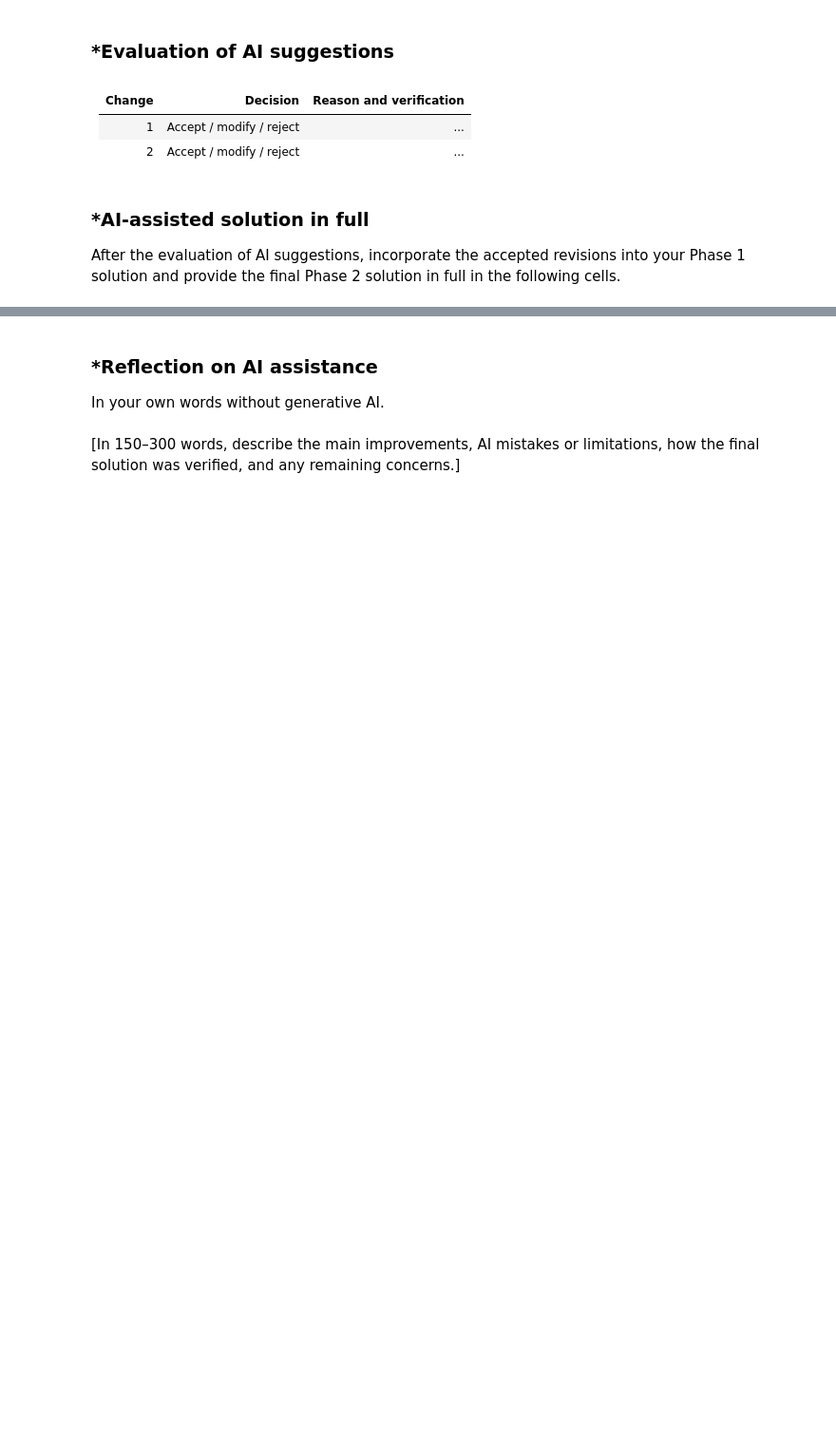
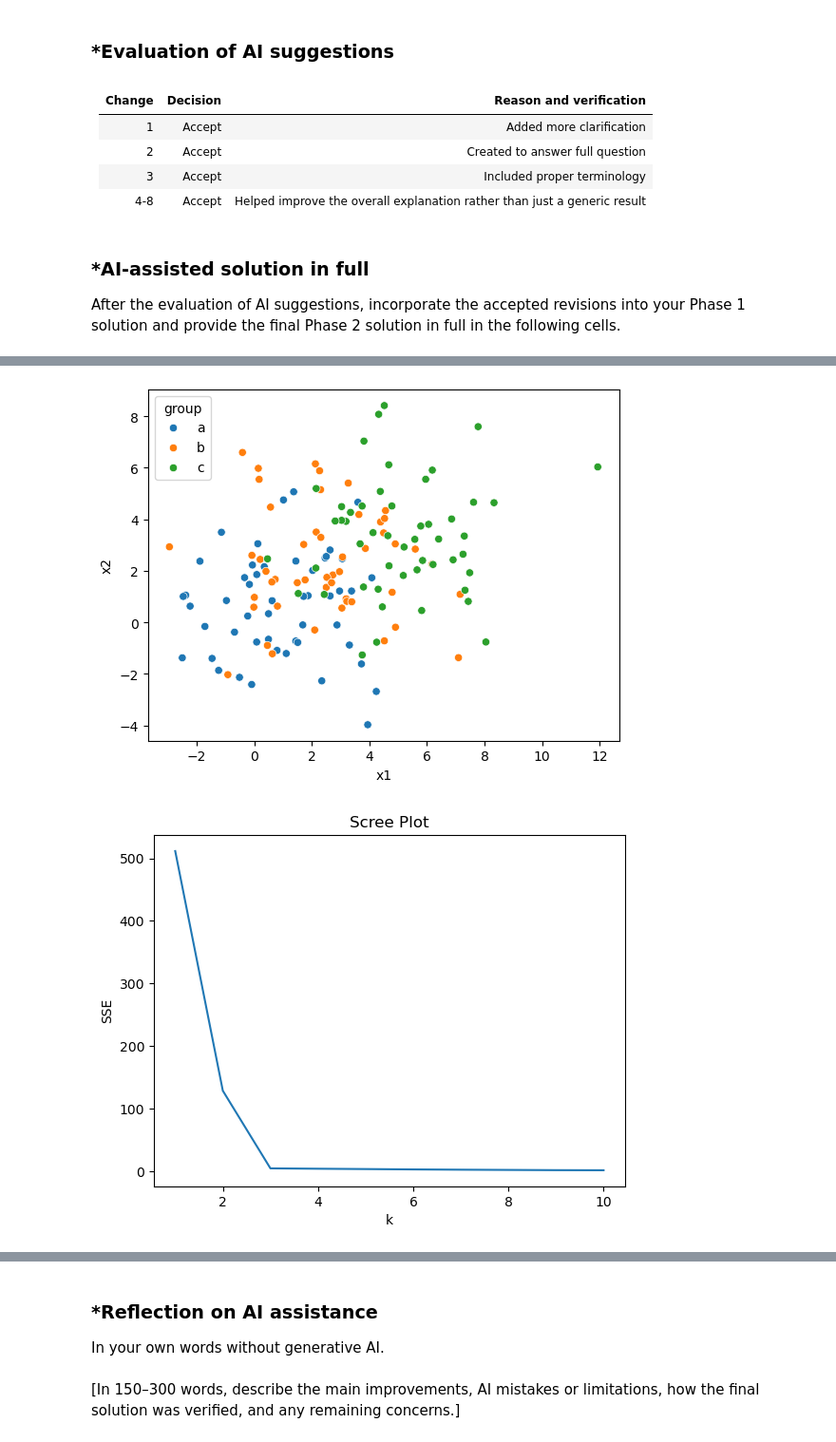
Before and after one commit to JieiOta/A04-clustering, a Jupyter notebook: notebook.ipynb, the cells around one changed output, grey strips where cells are left out. Shown at 95% size. Cells and saved outputs as stored; diff of their text form; code cells hidden in the pictures; blank space fills up the shorter version.

```diff
--- a/notebook.ipynb
+++ b/notebook.ipynb
@@ -261,10 +268,66 @@ Keep Phase 1 frozen.
 # %% [markdown]
 | Change | Decision | Reason and verification |
 |---|---|---|
-| 1 | Accept / modify / reject | ... |
-| 2 | Accept / modify / reject | ... |
+| 1 | Accept | Added more clarification |
+| 2 | Accept | Created to answer full question |
+| 3 | Accept | Included proper terminology |
+| 4-8 | Accept | Helped improve the overall explanation rather than just a generic result |
 # %% [markdown]
 ### *AI-assisted solution in full
 After the evaluation of AI suggestions, incorporate the accepted revisions into your Phase 1 solution and provide the final Phase 2 solution in full in the following cells.
 # %%
 # Your Phase 2 solution to the problem goes here.
+import numpy as np
+import pandas as pd
+import matplotlib.pyplot as plt
+import seaborn as sns
+from sklearn.pipeline import make_pipeline
+
+def createData(noise,N=50):
+    np.random.seed(100) # Set the seed for replicability
+    # Generate (x1,x2,g) triples:
+    X1 = np.array([np.random.normal(1,noise,N),np.random.normal(1,noise,N)])
+    X2 = np.array([np.random.normal(3,noise,N),np.random.normal(2,noise,N)])
+    X3 = np.array([np.random.normal(5,noise,N),np.random.normal(3,noise,N)])
+    # Concatenate into one data frame
+    gdf1 = pd.DataFrame({'x1':X1[0,:],'x2':X1[1,:],'group':'a'})
+    gdf2 = pd.DataFrame({'x1':X2[0,:],'x2':X2[1,:],'group':'b'})
+    gdf3 = pd.DataFrame({'x1':X3[0,:],'x2':X3[1,:],'group':'c'})
+    df = pd.concat([gdf1,gdf2,gdf3],axis=0)
+    return df
+
+df0_125 = createData(0.125)
+df0_25 = createData(0.25)
+df0_5 = createData(0.5)
+df1_0 = createData(1.0)
+df2_0 = createData(2.0)
+
+#Q2: The visual distinctness of the clusters decreases as the noise increased. As noise increases, the points become more spread out and clusters overlap.
+for df in [df0_125, df0_25, df0_5, df1_0, df2_0]:
+    sns.scatterplot(data=df,x='x1',y='x2',hue='group')
+    plt.show()
+
+#Q3: As the noise increases, the optimal cluster count appears to be less distinct. For lower noises, the elbow method shows a more clear "elbow" in the chart.
+from sklearn.cluster import KMeans
+
+ks = np.arange(1, 11)
+
+for df in [df0_125, df0_25, df0_5, df1_0, df2_0]:
+    X = df[["x1", "x2"]]
+
+    SSE = [
+        KMeans(n_clusters=k, max_iter=300, n_init=10, random_state=0)
+        .fit(X).inertia_
+        for k in ks
+    ]
+
+    plt.figure()
+    sns.lineplot(x=ks, y=SSE).set(
+        title="Scree Plot", xlabel="k", ylabel="SSE"
+    )
+    plt.show()
+
+#Q4: As the cluster count increases, the sum of squared errors (SSE) decreases.
+# The intuition of the elbow method is that as the number of cluster increases the data points get closer to the center. However,
+# at a certain point near the "elbow", the decrease in distance becomes marginal and is no longer significant enough to justify an increase in cluster count.
+# %% [output]
@@ -270,0 +338,2 @@ After the evaluation of AI suggestions, incorporate the accepted revisions into
+[figure, added]
+[figure, added]
```
Also changed, not shown: parts of 7 cells of this notebook.
